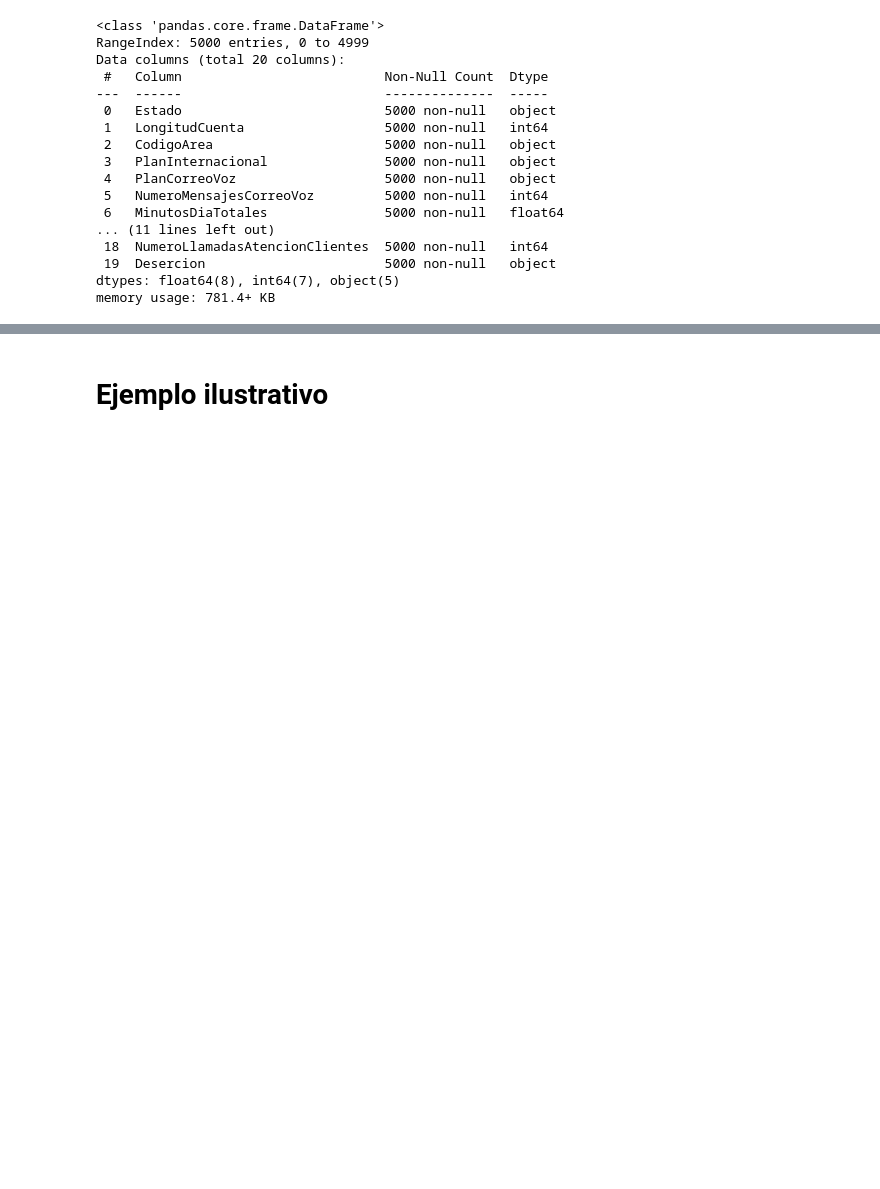
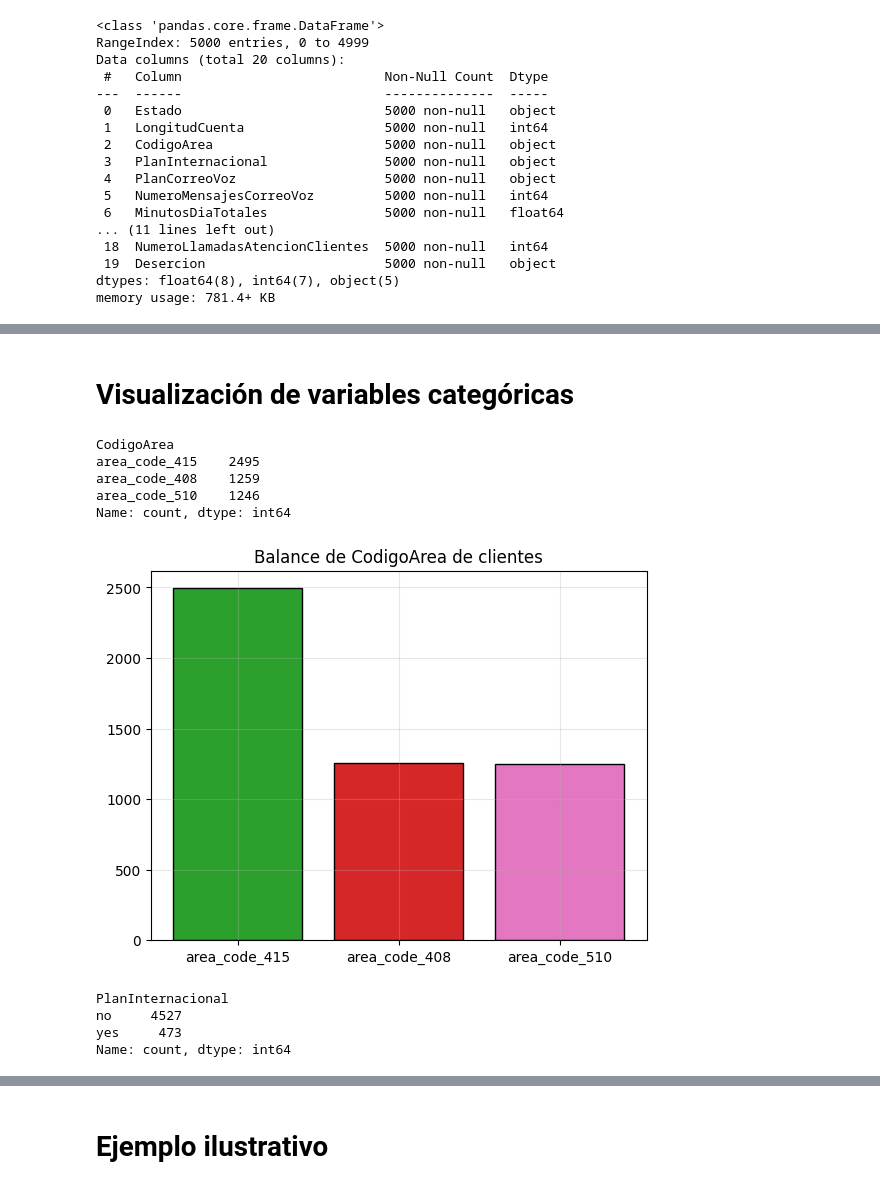
Before and after one commit to marco-canas/extension, a Jupyter notebook: taller_g_lideres/6_pactica_ml/1_analisis_abandono.ipynb, the cells around one changed output, grey strips where cells are left out. Saved outputs shown, nothing was run; the diff lists cells and outputs as text; code cells hidden in the pictures; blank space fills up the shorter version.

```diff
--- a/taller_g_lideres/6_pactica_ml/1_analisis_abandono.ipynb
+++ b/taller_g_lideres/6_pactica_ml/1_analisis_abandono.ipynb
@@ -431,0 +409,29 @@ Indicadores:
+# %% [markdown]
+# Visualización de variables categóricas
+# %%
+def grafico_de_barras(atributo):
+    import matplotlib.pyplot as plt
+    plt.title(f'Balance de {atributo} de clientes')
+    bar_colors = ['tab:green', 'tab:red', 'tab:pink']
+    plt.bar(x = df[atributo].value_counts().index, height = df[atributo].value_counts().values, \
+    edgecolor = 'black', color = bar_colors)
+    plt.grid(alpha = 0.3)
+# %%
+df.CodigoArea.value_counts()
+# %% [output]
+CodigoArea
+area_code_415    2495
+area_code_408    1259
+area_code_510    1246
+Name: count, dtype: int64
+# %%
+grafico_de_barras('CodigoArea')
+# %% [output]
+[figure, added]
+# %%
+df.PlanInternacional.value_counts()
+# %% [output]
+PlanInternacional
+no     4527
+yes     473
+Name: count, dtype: int64
```
Also changed, not shown: parts of 43 cells of this notebook.
